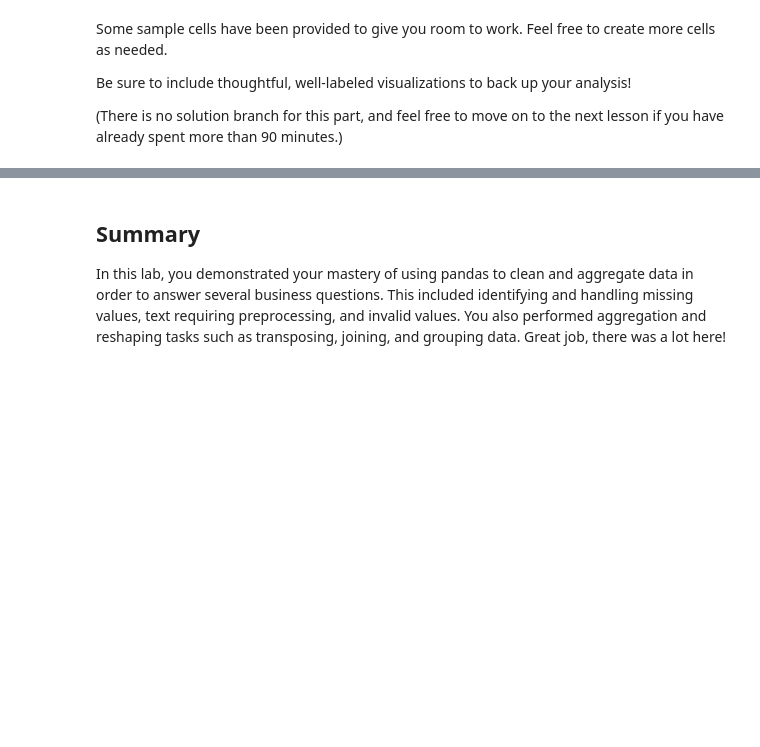
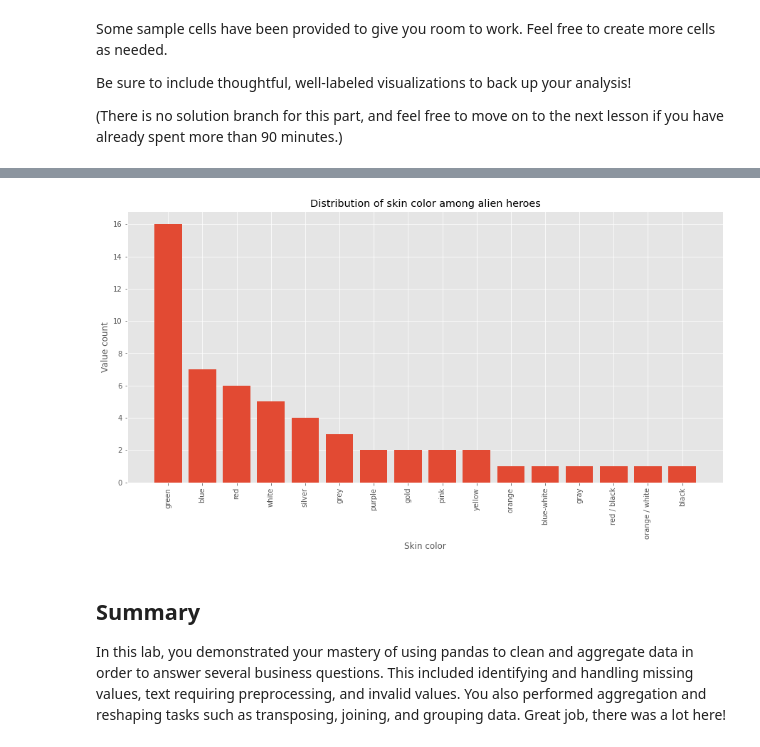
Before and after one commit to Nickimani/dsc-pandas-data-cleaning-lab, a Jupyter notebook: index.ipynb, the cells around one changed output, grey strips where cells are left out. Cells and saved outputs as stored; diff of their text form; code cells hidden in the pictures; blank space fills up the shorter version.

Commit message:
Final copy

```diff
--- a/index.ipynb
+++ b/index.ipynb
@@ -932,0 +911,5 @@ grouped_eye_and_hair_color
+# %%
+# I am going to use the heroes and powers df as my original data
+# create a columns for human or not then use that to sort the data picking aliens
+heroes_and_powers_df['Human(T) or Alien']= heroes_and_powers_df['Race'].str.contains(pat='Human')
+aliens_df = heroes_and_powers_df[heroes_and_powers_df['Human(T) or Alien'] == False].copy()
@@ -932,0 +918,11 @@ grouped_eye_and_hair_color
+# %%
+# pick the skin color column and check the count of unique values
+aliens_df['Skin color'].value_counts()
+# Drop values with '-' because they are too many and will affect our graph
+aliens_revised = aliens_df[aliens_df['Skin color'] != '-']
+# check to see change
+aliens_dict = dict(aliens_revised['Skin color'].value_counts())
+aliens_list = list(aliens_dict.items())
+# change the list elements to lists from tuples
+aliens_list = [list(x) for x in aliens_list]
+aliens_list
@@ -933,3 +946,15 @@ grouped_eye_and_hair_color
+# %%
+# plotting a bar graph for our values
+fig, ax = plt.subplots(figsize=(15,7))
+ax.bar(x = [s[0] for s in aliens_list], height = [y[1] for y in aliens_list])
+ax.set_xlabel('Skin color')
+ax.set_ylabel('Value count')
+ax.set_title('Distribution of skin color among alien heroes')
+# changing the rotation of our bar names
+plt.xticks(rotation = 90)
+plt.show()
+# %% [output]
+[figure, added]
 # %% [markdown]
 ## Summary
 
```
Also changed, not shown: parts of 17 cells of this notebook.
